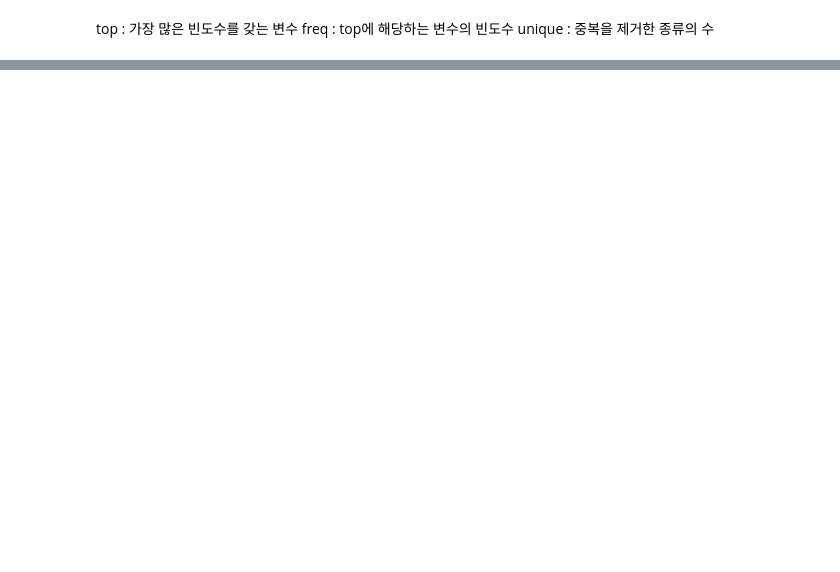
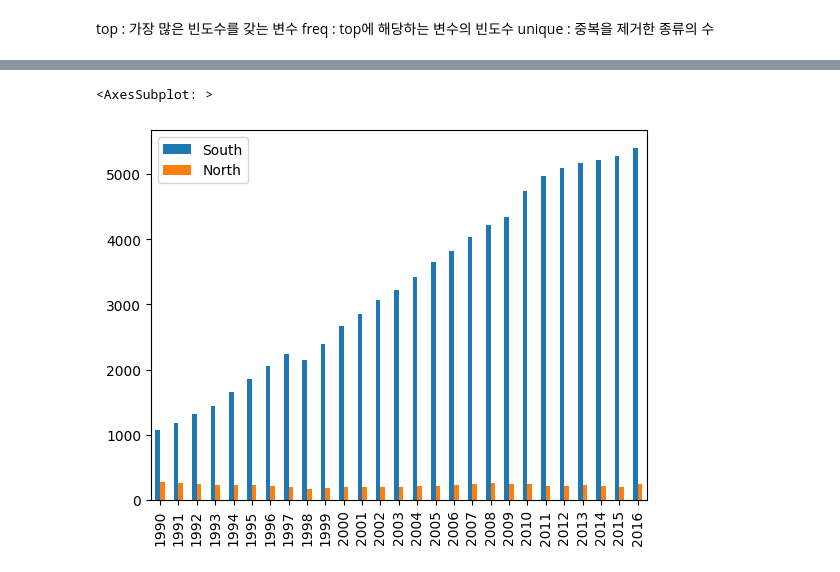
Before and after one commit to LeeHosik/Python-Study, a Jupyter notebook: DataAnalysis/Note/04. Data 살펴보기.ipynb, the cells around one changed output, grey strips where cells are left out. Saved outputs shown, nothing was run; the diff lists cells and outputs as text; code cells hidden in the pictures; blank space fills up the shorter version.

```diff
--- a/DataAnalysis/Note/04. Data 살펴보기.ipynb
+++ b/DataAnalysis/Note/04. Data 살펴보기.ipynb
@@ -125,0 +380,6 @@ unique : 중복을 제거한 종류의 수
+# %%
+# 막대그래프
+tdf_ns.plot(kind='bar')
+# %% [output]
+<AxesSubplot: >
+[figure, added]
```
Also changed, not shown: parts of 31 cells of this notebook, 2 other files.
